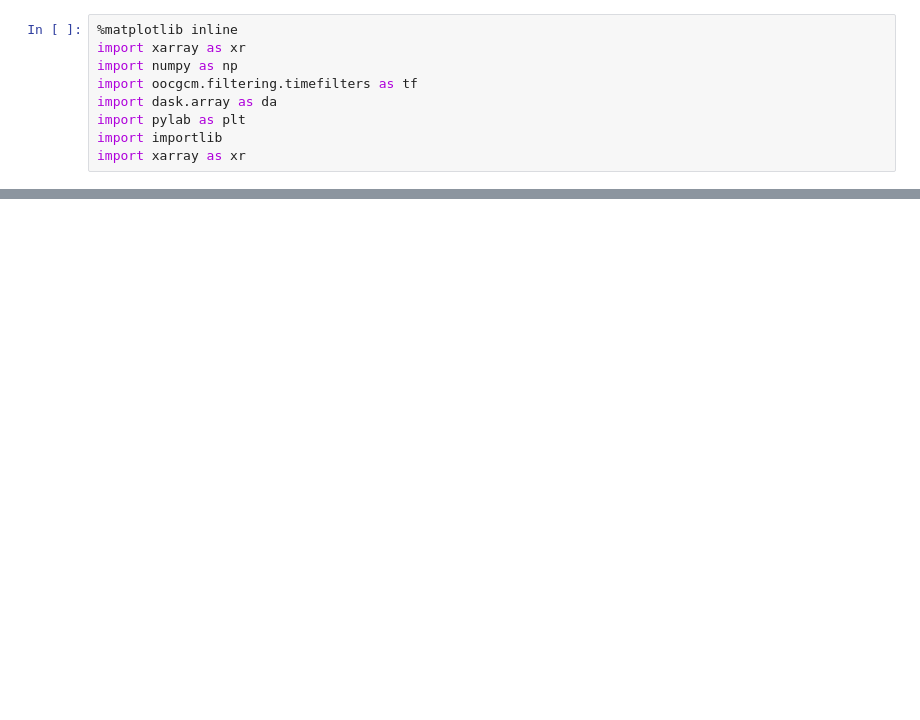
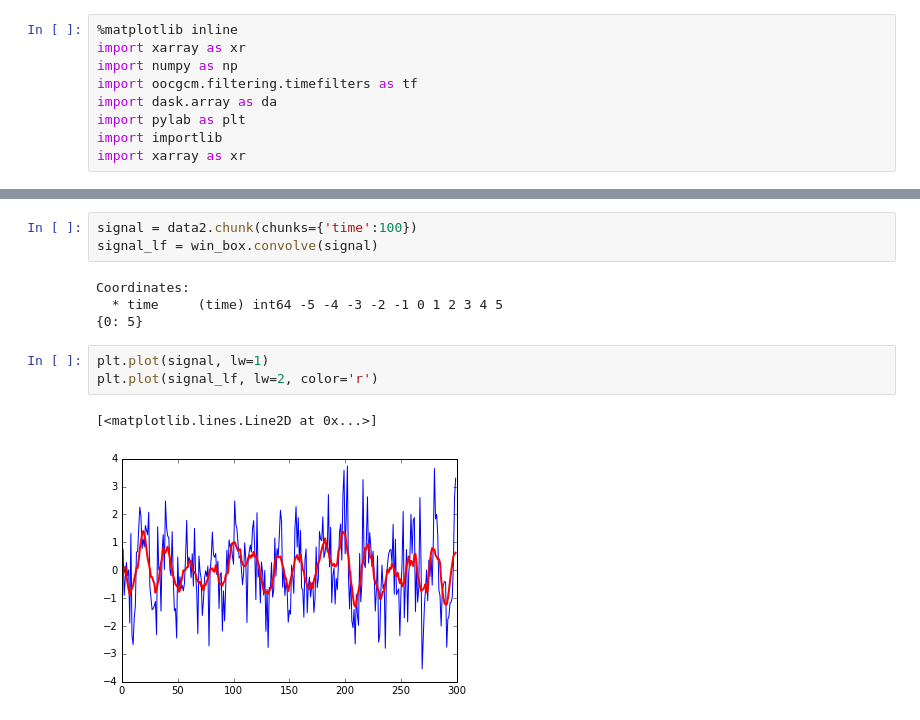
Before and after one commit to lesommer/oocgcm, a Jupyter notebook: examples/notebooks/demo_filtering.ipynb, the cells around one changed output, grey strips where cells are left out. Cells and saved outputs as stored; diff of their text form; blank space fills up the shorter version.

```diff
--- a/examples/notebooks/demo_filtering.ipynb
+++ b/examples/notebooks/demo_filtering.ipynb
@@ -50,0 +61,13 @@ plt.plot(signal_lf, lw=2, color='r')
+# %%
+signal = data2.chunk(chunks={'time':100})
+signal_lf = win_box.convolve(signal)
+# %% [output]
+Coordinates:
+  * time     (time) int64 -5 -4 -3 -2 -1 0 1 2 3 4 5
+{0: 5}
+# %%
+plt.plot(signal, lw=1)
+plt.plot(signal_lf, lw=2, color='r')
+# %% [output]
+[<matplotlib.lines.Line2D at 0x...>]
+[figure, added]
```
Also changed, not shown: parts of 11 cells of this notebook.
